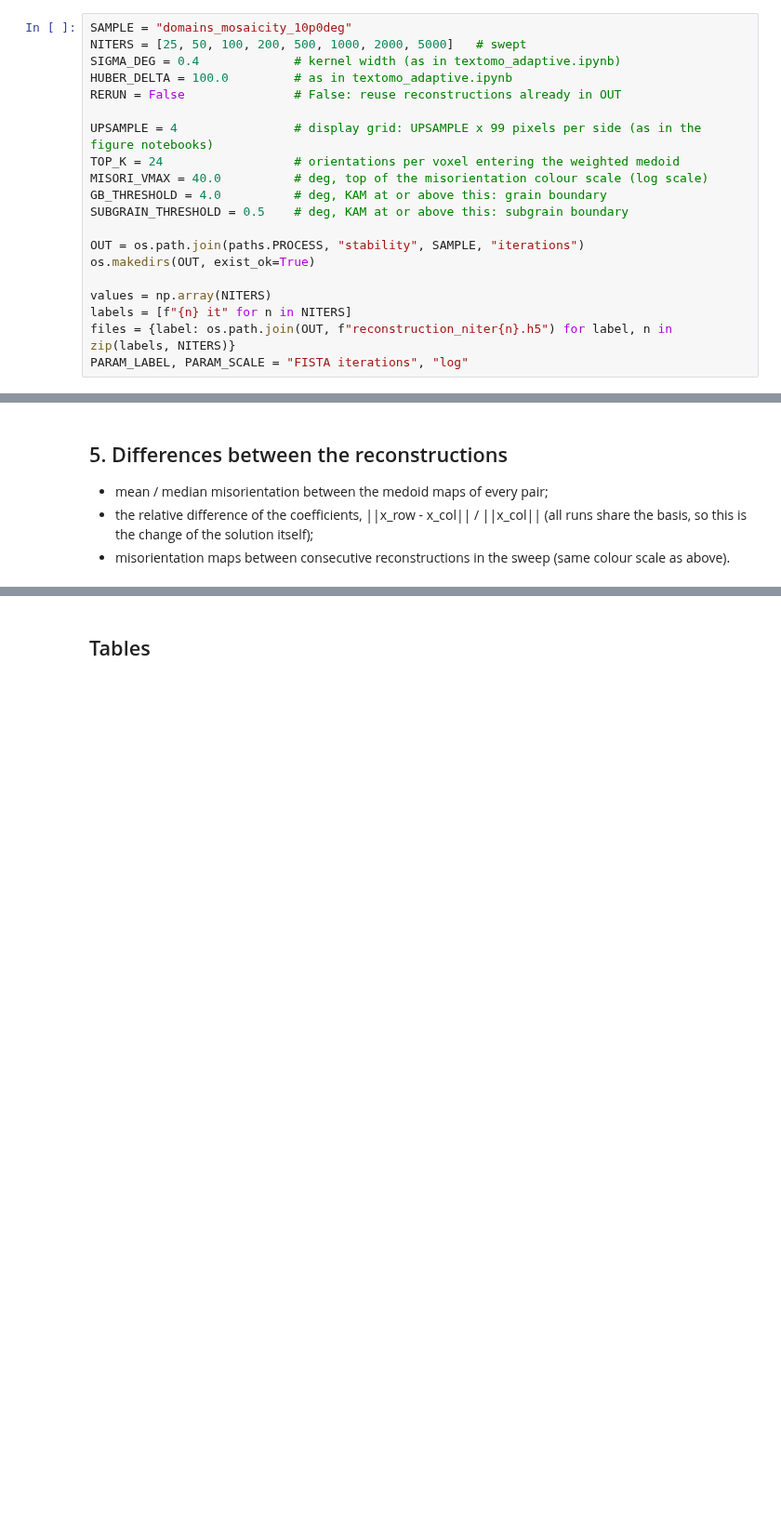
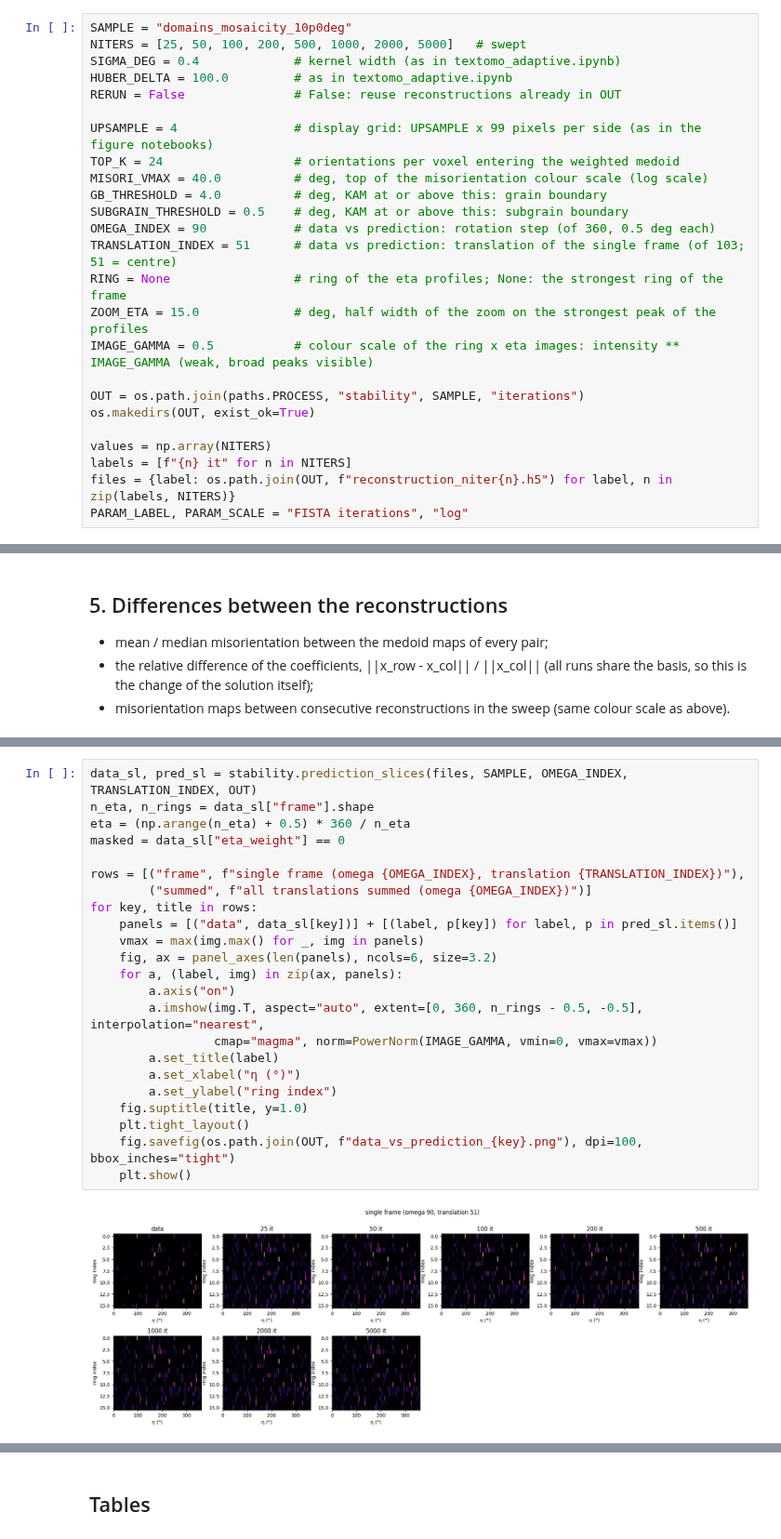
Before and after one commit to msaca-okse/adaptive_basis_simulation, a Jupyter notebook: stability/domains_mosaicity_10p0deg/01_iterations.ipynb, the cells around one changed output, grey strips where cells are left out. Shown at 93% size. Saved outputs shown, nothing was run; the diff lists cells and outputs as text; blank space fills up the shorter version.

```diff
--- a/stability/domains_mosaicity_10p0deg/01_iterations.ipynb
+++ b/stability/domains_mosaicity_10p0deg/01_iterations.ipynb
@@ -63,6 +64,11 @@ TOP_K = 24                  # orientations per voxel entering the weighted medoi
 MISORI_VMAX = 40.0          # deg, top of the misorientation colour scale (log scale)
 GB_THRESHOLD = 4.0          # deg, KAM at or above this: grain boundary
 SUBGRAIN_THRESHOLD = 0.5    # deg, KAM at or above this: subgrain boundary
+OMEGA_INDEX = 90            # data vs prediction: rotation step (of 360, 0.5 deg each)
+TRANSLATION_INDEX = 51      # data vs prediction: translation of the single frame (of 103; 51 = centre)
+RING = None                 # ring of the eta profiles; None: the strongest ring of the frame
+ZOOM_ETA = 15.0             # deg, half width of the zoom on the strongest peak of the profiles
+IMAGE_GAMMA = 0.5           # colour scale of the ring x eta images: intensity ** IMAGE_GAMMA (weak, broad peaks visible)
 
 OUT = os.path.join(paths.PROCESS, "stability", SAMPLE, "iterations")
 os.makedirs(OUT, exist_ok=True)
@@ -237,0 +321,25 @@ plt.show()
+# %%
+data_sl, pred_sl = stability.prediction_slices(files, SAMPLE, OMEGA_INDEX, TRANSLATION_INDEX, OUT)
+n_eta, n_rings = data_sl["frame"].shape
+eta = (np.arange(n_eta) + 0.5) * 360 / n_eta
+masked = data_sl["eta_weight"] == 0
+
+rows = [("frame", f"single frame (omega {OMEGA_INDEX}, translation {TRANSLATION_INDEX})"),
+        ("summed", f"all translations summed (omega {OMEGA_INDEX})")]
+for key, title in rows:
+    panels = [("data", data_sl[key])] + [(label, p[key]) for label, p in pred_sl.items()]
+    vmax = max(img.max() for _, img in panels)
+    fig, ax = panel_axes(len(panels), ncols=6, size=3.2)
+    for a, (label, img) in zip(ax, panels):
+        a.axis("on")
+        a.imshow(img.T, aspect="auto", extent=[0, 360, n_rings - 0.5, -0.5], interpolation="nearest",
+                 cmap="magma", norm=PowerNorm(IMAGE_GAMMA, vmin=0, vmax=vmax))
+        a.set_title(label)
+        a.set_xlabel("η (°)")
+        a.set_ylabel("ring index")
+    fig.suptitle(title, y=1.0)
+    plt.tight_layout()
+    fig.savefig(os.path.join(OUT, f"data_vs_prediction_{key}.png"), dpi=100, bbox_inches="tight")
+    plt.show()
+# %% [output]
+[figure, added]
```
Also changed, not shown: parts of 15 cells of this notebook, 2 other files.
